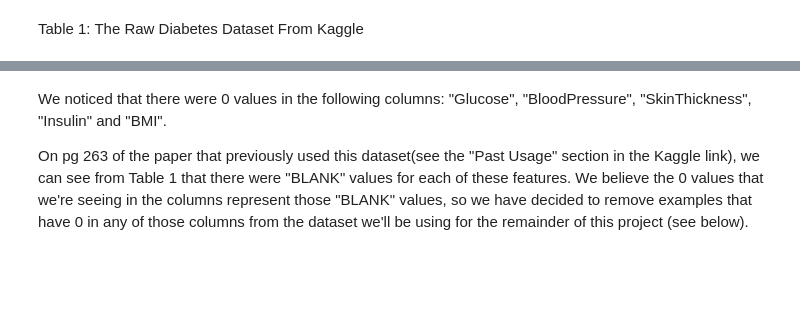
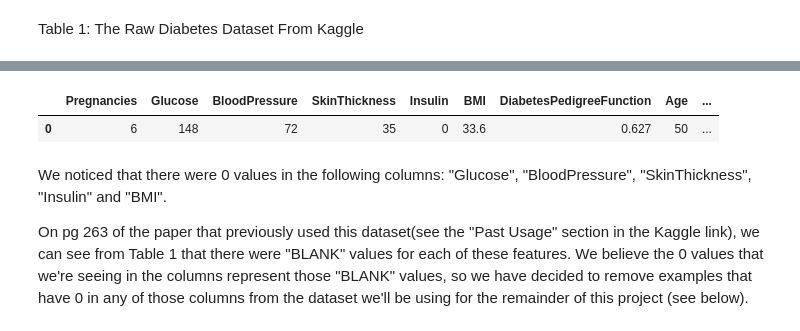
Before and after one commit to adipoluri/DSCI-100-Project, a Jupyter notebook: Report.ipynb, the cells around one changed output, grey strips where cells are left out. Drawn from its saved outputs; the diff is of its cells as text; code cells hidden in the pictures; blank space fills up the shorter version.

```diff
--- a/Report.ipynb
+++ b/Report.ipynb
@@ -68,3 +82,8 @@ Table 1: The Raw Diabetes Dataset From Kaggle
+# %%
+diabetes_raw_df.head(1) #Get first row of dataset
+# %% [output]
+|  | Pregnancies | Glucose | BloodPressure | SkinThickness | Insulin | BMI | DiabetesPedigreeFunction | Age | ... |
+| 0 | 6 | 148 | 72 | 35 | 0 | 33.6 | 0.627 | 50 | ... |
 # %% [markdown]
 We noticed that there were 0 values in the following columns: "Glucose", "BloodPressure", "SkinThickness", "Insulin" and "BMI".
 
```
Also changed, not shown: parts of 34 cells of this notebook.
